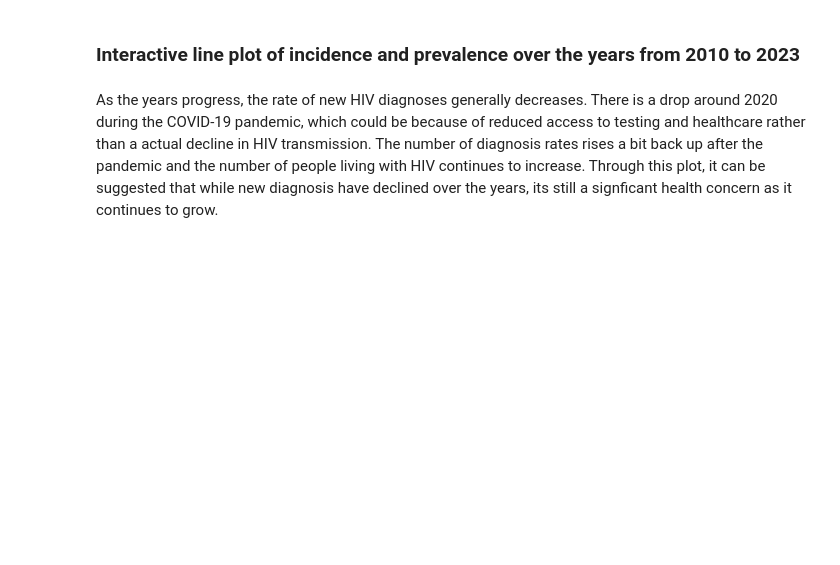
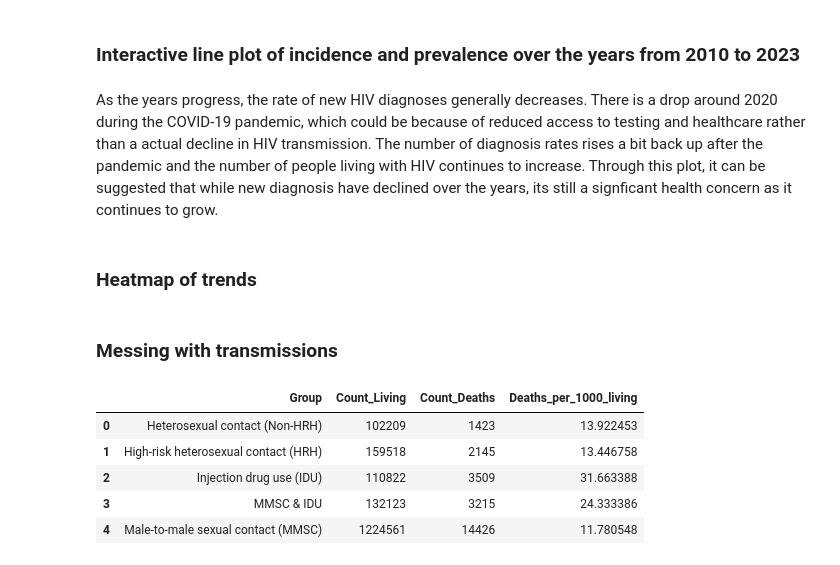
Before and after one commit to gaayathrimathuria/DS2023-Project2-HIVAIDS, a Jupyter notebook: chartsbylea.ipynb, the cells around one changed output. Cells and saved outputs as stored; diff of their text form; code cells hidden in the pictures; blank space fills up the shorter version.

```diff
--- a/chartsbylea.ipynb
+++ b/chartsbylea.ipynb
@@ -136,3 +136,24 @@ fig.update_yaxes(title_text="Living with HIV per 100,000", color="#1d3557",
 fig.show()
 # %% [markdown]
 As the years progress, the rate of new HIV diagnoses generally decreases. There is a drop around 2020 during the COVID-19 pandemic, which could be because of reduced access to testing and healthcare rather than a actual decline in HIV transmission. The number of diagnosis rates rises a bit back up after the pandemic and the number of people living with HIV continues to increase. Through this plot, it can be suggested that while new diagnosis have declined over the years, its still a signficant health concern as it continues to grow.
+# %% [markdown]
+### Heatmap of trends
+# %% [markdown]
+### Messing with transmissions
+# %%
+# Compare HIV/AIDS deaths by transmission risk group across all transmission categories.
+transmission= hiv_aids[hiv_aids['Category'].str.startswith('Transmission Category:', na=False)]
+
+transmission= (transmission.groupby('Group', as_index=False)[['Count_Living', 'Count_Deaths']].sum())
+transmission['Deaths_per_1000_living'] = (
+    transmission['Count_Deaths'] / transmission['Count_Living'] * 1000)
+
+transmissionc = transmission.sort_values('Count_Deaths', ascending=False)
+transmission.head()
+# %% [output]
+|  | Group | Count_Living | Count_Deaths | Deaths_per_1000_living |
+| 0 | Heterosexual contact (Non-HRH) | 102209 | 1423 | 13.922453 |
+| 1 | High-risk heterosexual contact (HRH) | 159518 | 2145 | 13.446758 |
+| 2 | Injection drug use (IDU) | 110822 | 3509 | 31.663388 |
+| 3 | MMSC & IDU | 132123 | 3215 | 24.333386 |
+| 4 | Male-to-male sexual contact (MMSC) | 1224561 | 14426 | 11.780548 |
```
Also changed, not shown: parts of 4 cells of this notebook.
